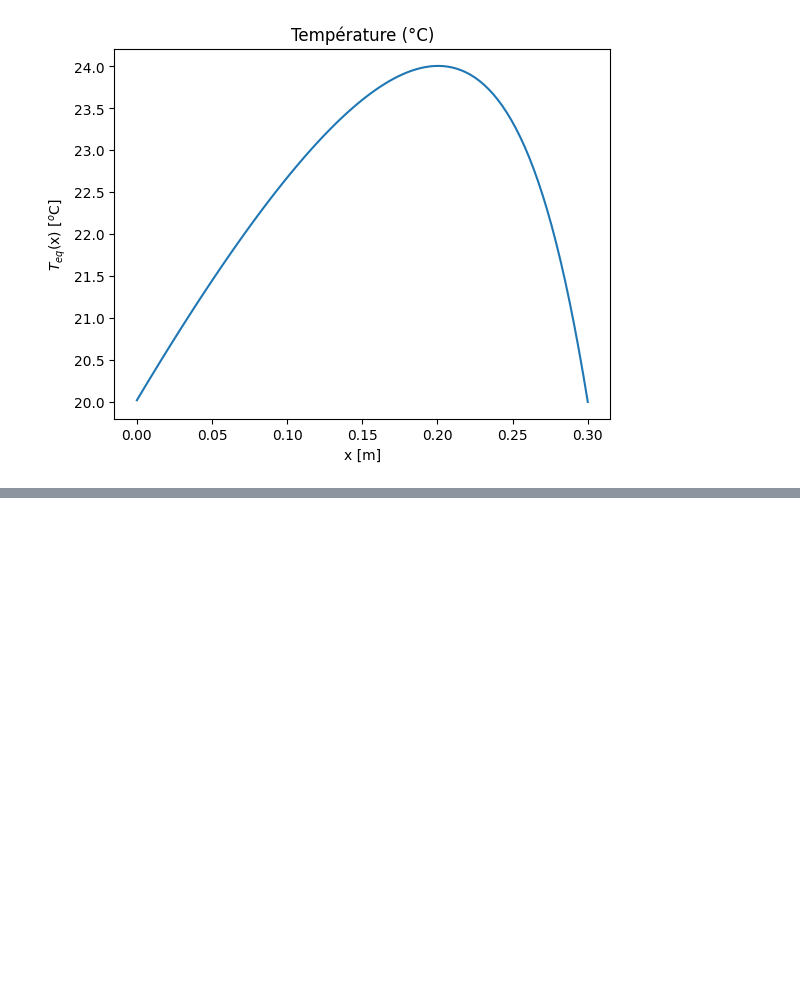
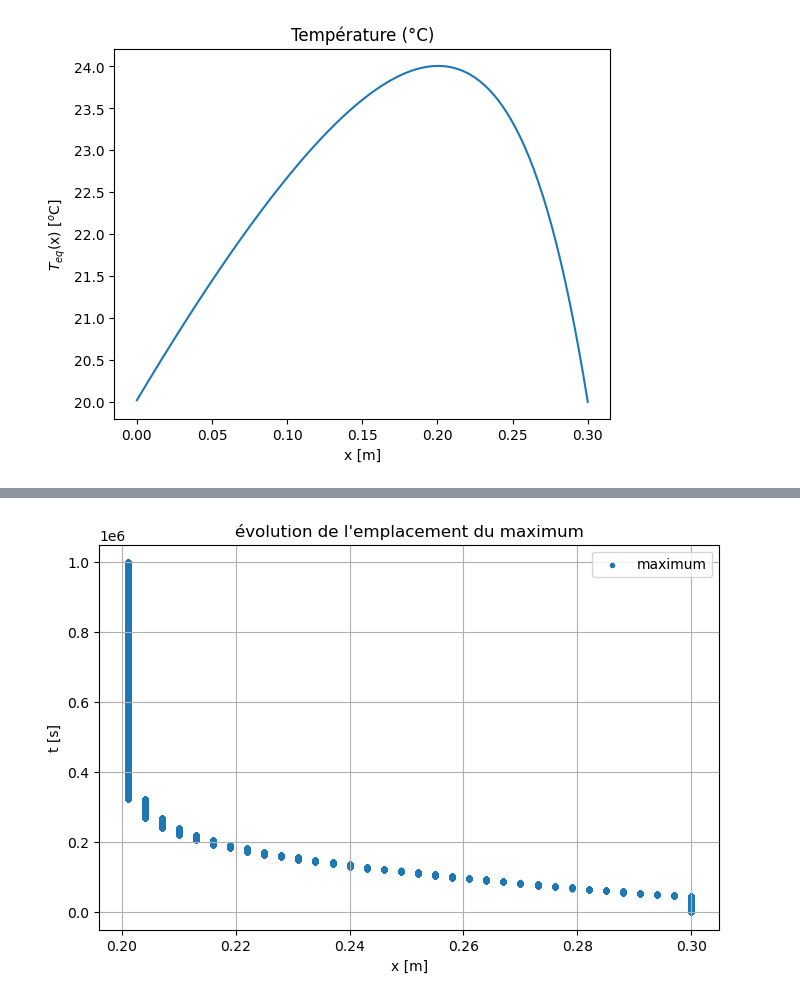
Before and after one commit to mldessu/projetsimu, a Jupyter notebook: Devoir 3/MP3-Methodesdesmatrices_1D_equipe4.ipynb, the cells around one changed output, grey strips where cells are left out. Drawn from its saved outputs; the diff is of its cells as text; code cells hidden in the pictures; blank space fills up the shorter version.

```diff
--- a/Devoir 3/MP3-Methodesdesmatrices_1D_equipe4.ipynb
+++ b/Devoir 3/MP3-Methodesdesmatrices_1D_equipe4.ipynb
@@ -156,8 +156,8 @@ epaisseur_mur = 0.3                # Épaisseur du mur (m)
 temperature_interieure = 20        # Température imposée à l'intérieur (°C)
 temperature_exterieure = -10       # Température ambiante extérieure (°C)
 puissance_volumique = 2000         # Puissance volumique (W/m³)
-conductivite_thermique = 0.85      # Conductivité thermique (W/(m*K))
-coef_convection = 20               # Coefficient de convection (W/(m²*K))
+conductivite_thermique = 1      # Conductivité thermique (W/(m*K))
+coef_convection = 1              # Coefficient de convection (W/(m²*K))
 capacite_thermique = 1000          # Capacité thermique spécifique (J/(kg*K))
 masse_volumique = 2000             # Masse volumique du matériau (kg/m³)
 param_distribution = 0.05          # Paramètre pour la distribution spatiale de la source
@@ -210,6 +210,7 @@ matrice_systeme[-1, -1] = 1
 temps_equilibre = None            # Stockera le temps d'atteinte de l'équilibre
 instants_simulation = []          # Stocke les instants de temps (pour suivi éventuel)
 valeurs_temp_max = []             # Stocke la température maximale à chaque pas
+emplacement_max = []              # Stocke le position du maximum
 
 tolerance = 0.01  # Tolérance pour déterminer que la solution a convergé
 
@@ -226,6 +227,7 @@ for indice in range(nb_pas_temps):
 
     # Stockage de la température maximale pour le suivi
     valeurs_temp_max.append(temperature_nouvelle.max())
+    emplacement_max.append((np.argmax(temperature_nouvelle)*pas_espace))
     instants_simulation.append(temps_courant)
 
     # Détection de l'équilibre : la solution ne change plus significativement
@@ -237,32 +239,3 @@ for indice in range(nb_pas_temps):
 
 # Une fois la simulation terminée, la température finale correspond à l'état d'équilibre.
 temperature_max_equilibre = temperature.max()
-
-#######################################################
-# Affichage des résultats
-#######################################################
-plt.figure()
-plt.plot(positions, temperature, 'b-', label="Distribution de Température")
-plt.title("Distribution de Température dans le Mur")
-plt.xlabel("Position dans le Mur (m)")
-plt.ylabel("Température (°C)")
-plt.legend()
-plt.grid(True)
-plt.show()
-
-plt.figure()
-plt.plot(instants_simulation, valeurs_temp_max, 'b-', label="Distribution de Température")
-plt.title("Distribution de Température dans le Mur")
-plt.xlabel("Position dans le Mur (m)")
-plt.ylabel("Température (°C)")
-plt.legend()
-plt.grid(True)
-plt.show()
-
-# Affichage dans la console
-if temps_equilibre is not None:
-    print("Temps d'équilibre atteint :", temps_equilibre, "secondes")
-else:
-    print("L'équilibre n'a pas été atteint durant la simulation.")
-
-print("Température maximale à l'équilibre :", temperature_max_equilibre, "°C")
@@ -343,0 +378,11 @@ La température maximale à équilibre dans le mur est : 24.005471866285895 °C
+# %%
+plt.figure(figsize=(8,5))
+plt.scatter(emplacement_max, instants_simulation, marker = "." , label=f"maximum")
+plt.xlabel('x [m]')
+plt.ylabel('t [s]')
+plt.title("évolution de l'emplacement du maximum")
+plt.legend()
+plt.grid(True)
+plt.show()
+# %% [output]
+[figure, added]
```
Also changed, not shown: parts of 4 cells of this notebook.
